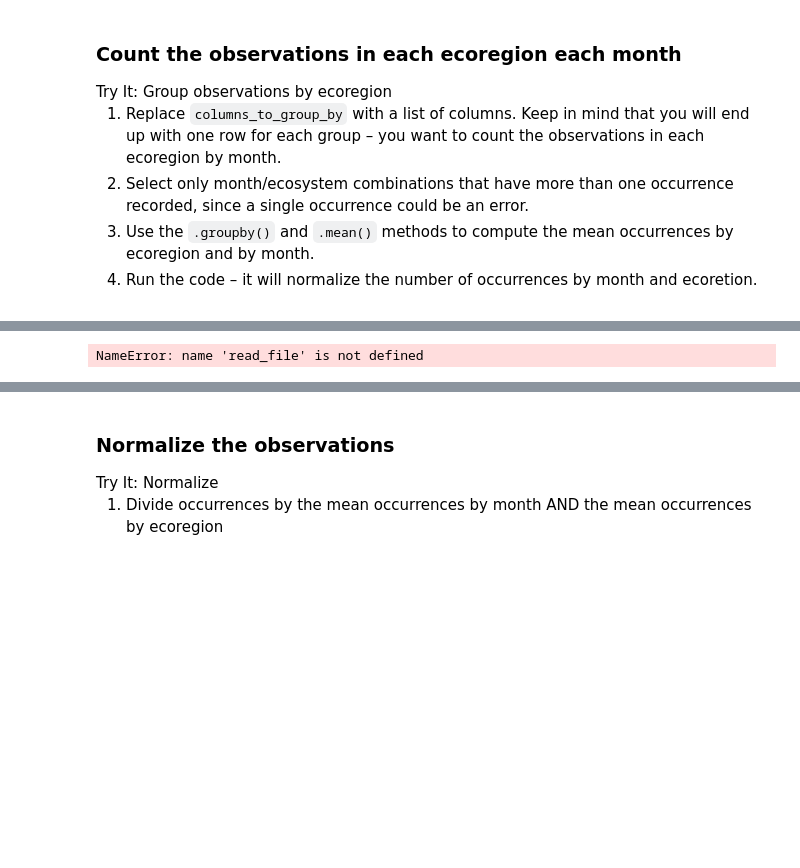
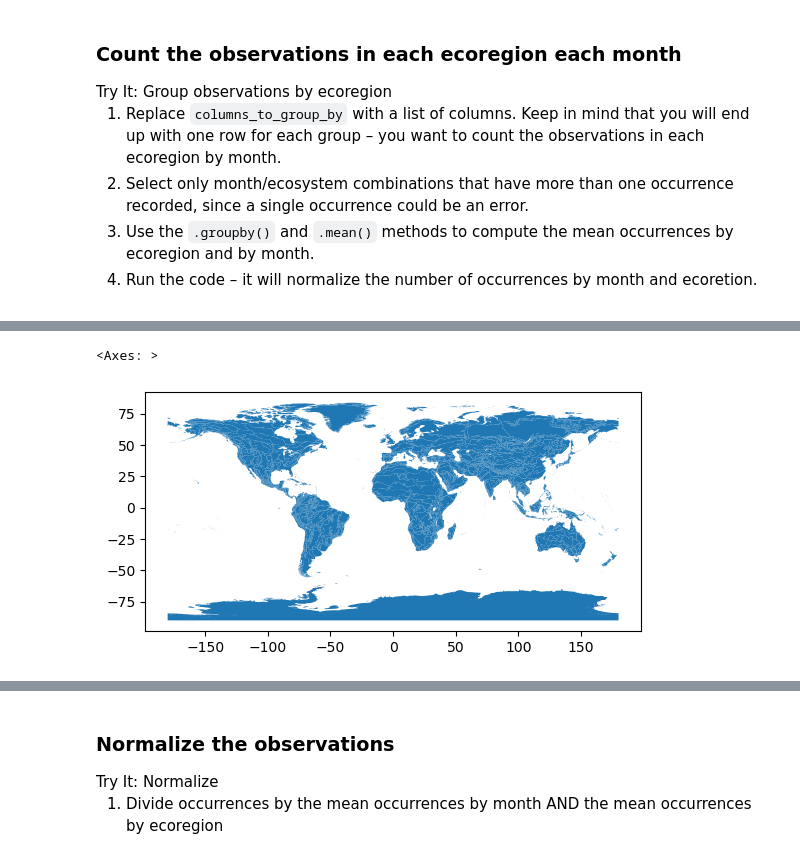
Before and after one commit to earthlab-education/foundations-of-earth-analytics-2024-species-distribution-coding-challenge-fundamentals-03-species-di, a Jupyter notebook: notebooks/species-distribution-32-normalize.ipynb, the cells around one changed output, grey strips where cells are left out. Cells and saved outputs as stored; diff of their text form; code cells hidden in the pictures; blank space fills up the shorter version.

```diff
--- a/notebooks/species-distribution-32-normalize.ipynb
+++ b/notebooks/species-distribution-32-normalize.ipynb
@@ -87,21 +87,22 @@ ecoregion_gdf.head()
 | 4 | 5.0 | Ahklun and Kilbuck Upland Tundra | 11.0 | Tundra | Nearctic | NE11 | 1 | 404 | 22.590087 | ... |
 # %%
 # Open up the ecoregions boundaries
-ecoregion_gdf = (
-    read_file(ecoregions_path)
-    [['OBJECTID', 'ECO_NAME', 'SHAPE_AREA', 'geometry']]
-    .rename(columns={
-        'OBJECTID': 'ecoregion_id',
-        'ECO_NAME': 'name',
-        'SHAPE_AREA':'area',
-    })
+# ecoregion_gdf = (
+    # read_file(ecoregions_path)
+    # [['OBJECTID', 'ECO_NAME', 'SHAPE_AREA', 'geometry']]
+   # .rename(columns={
+     #   'OBJECTID': 'ecoregion_id',
+     #   'ECO_NAME': 'name',
+      #  'SHAPE_AREA':'area',
+   # })
 
-    .set_index('ecoregion_id')
-)
+   # .set_index('ecoregion_id')
+# )
 
 #Plot the ecoregions to check download
 ecoregion_gdf.plot()
 # %% [output]
-NameError: name 'read_file' is not defined
+<Axes: >
+[figure, added]
 # %%
 occurrence_df = (
```
Also changed, not shown: parts of 2 cells of this notebook, 1 other file.
